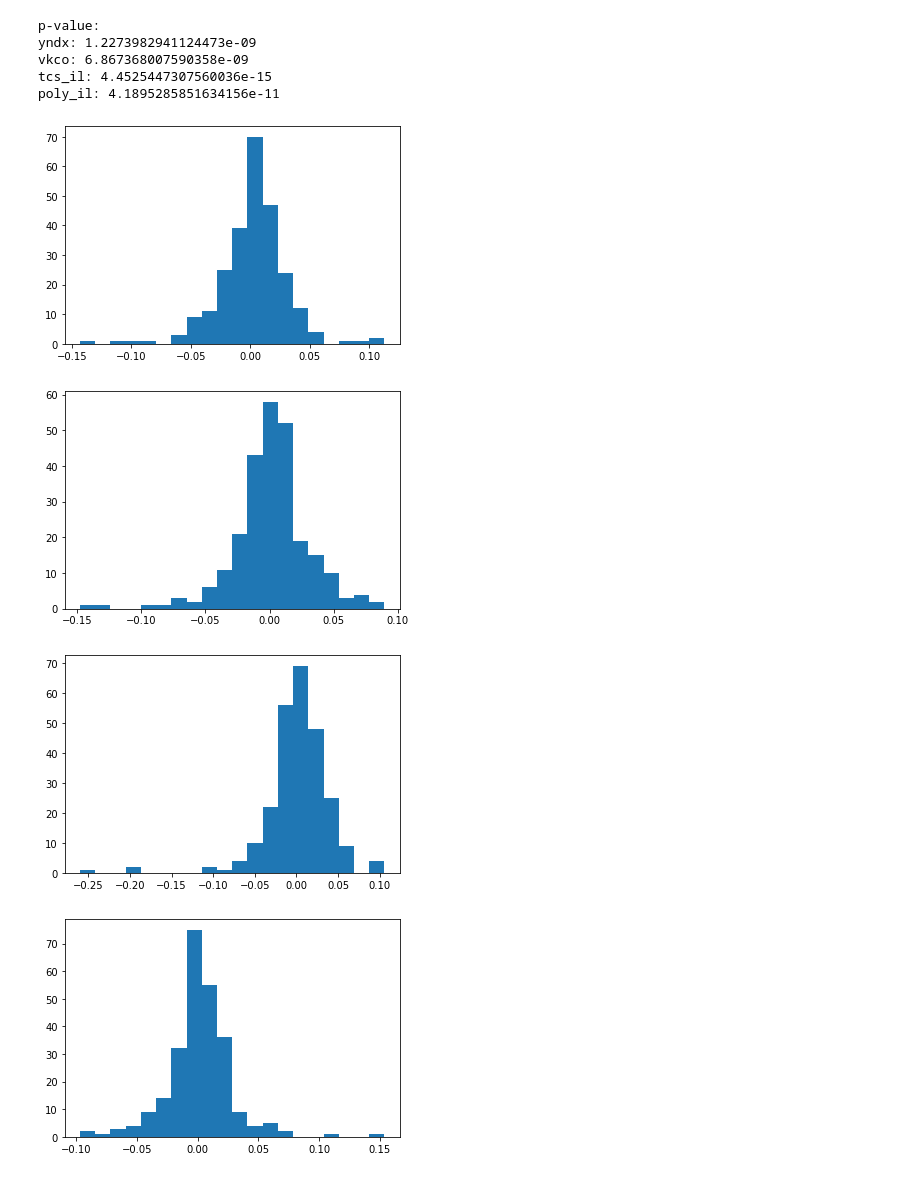
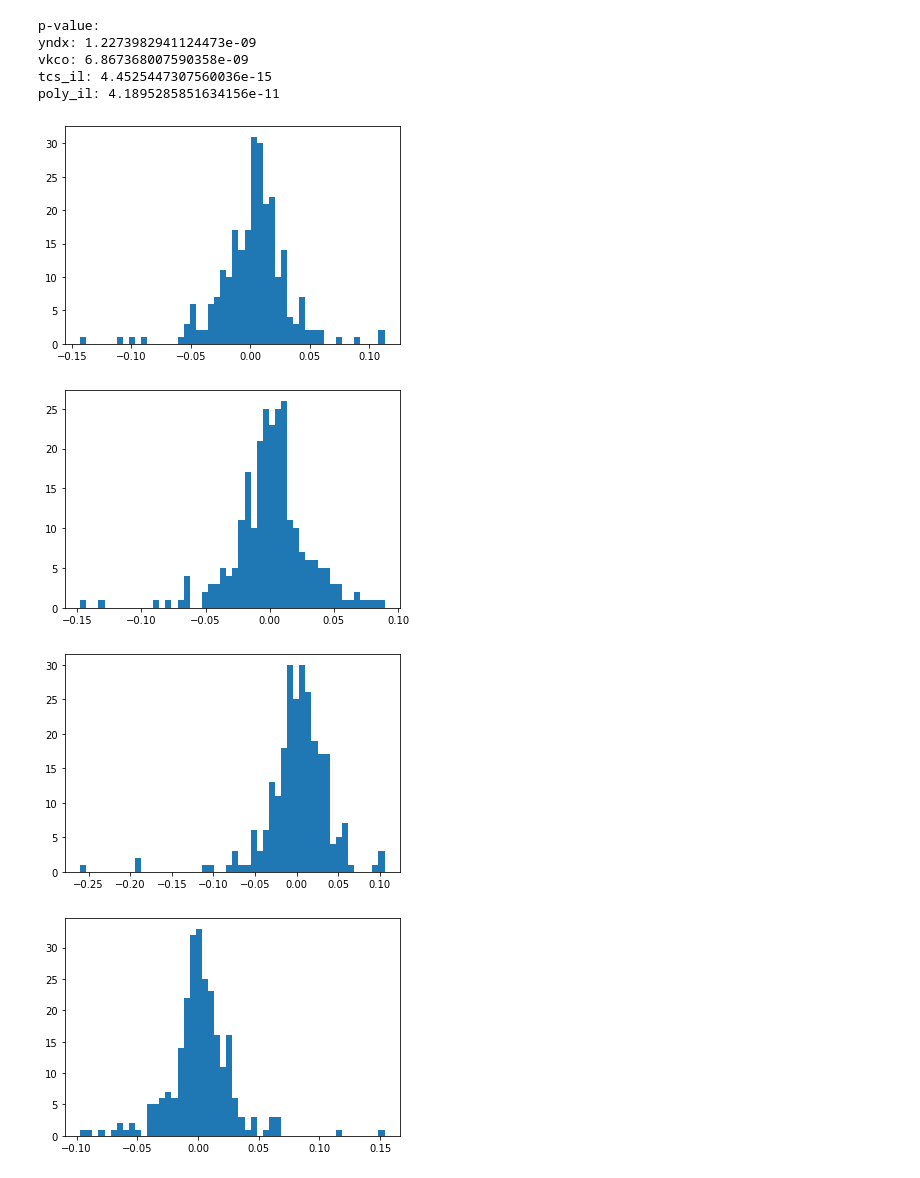
Before and after one commit to ChingisBadmaev/Copula-Models-Comparison-for-Portfolio-Risk-Assessment, a Jupyter notebook: data_processing.ipynb, the cells around one changed output. Drawn from its saved outputs; the diff is of its cells as text; code cells hidden in the pictures.

```diff
--- a/data_processing.ipynb
+++ b/data_processing.ipynb
@@ -21,10 +24,10 @@ def get_log_return(dataframe, column):
         log_return.append(np.log(data[i] / data[i - 1]))
     return log_return
 # %%
-log_return_yndx = pd.DataFrame({'log_return': get_log_return(data_yndx, 'Close')})
-log_return_vkco = pd.DataFrame({'log_return': get_log_return(data_vkco, 'Close')})
-log_return_tcs_il = pd.DataFrame({'log_return': get_log_return(data_tcs_il, 'Close')})
-log_return_poly_il = pd.DataFrame({'log_return': get_log_return(data_poly_il, 'Close')})
+log_return_yndx = pd.DataFrame({'log_return_yndx': get_log_return(data_yndx, 'Close')})
+log_return_vkco = pd.DataFrame({'log_return_vkco': get_log_return(data_vkco, 'Close')})
+log_return_tcs_il = pd.DataFrame({'log_return_tcs_il': get_log_return(data_tcs_il, 'Close')})
+log_return_poly_il = pd.DataFrame({'log_return_poly_il': get_log_return(data_poly_il, 'Close')})
 # %% [markdown]
 ### Проверка на нормальное распределение критерием Шапиро-Уилка
 # %%
@@ -47,12 +50,12 @@ poly_il: 4.1895285851634156e-11
 # %%
 for item in [log_return_yndx, log_return_vkco, log_return_tcs_il, log_return_poly_il]:
     plt.figure()
-    plt.hist(item, bins=20, label='hst')
+    plt.hist(item, bins=50, label='hst')
 # %% [output]
-[figure, old version]
+[figure, new version]
-[figure, old version]
+[figure, new version]
-[figure, old version]
+[figure, new version]
-[figure, old version]
+[figure, new version]
 # %%
 def show_corr(dataframe):
     plt.figure(figsize=(22,18), dpi= 50)
```
Also changed, not shown: parts of 15 cells of this notebook.
